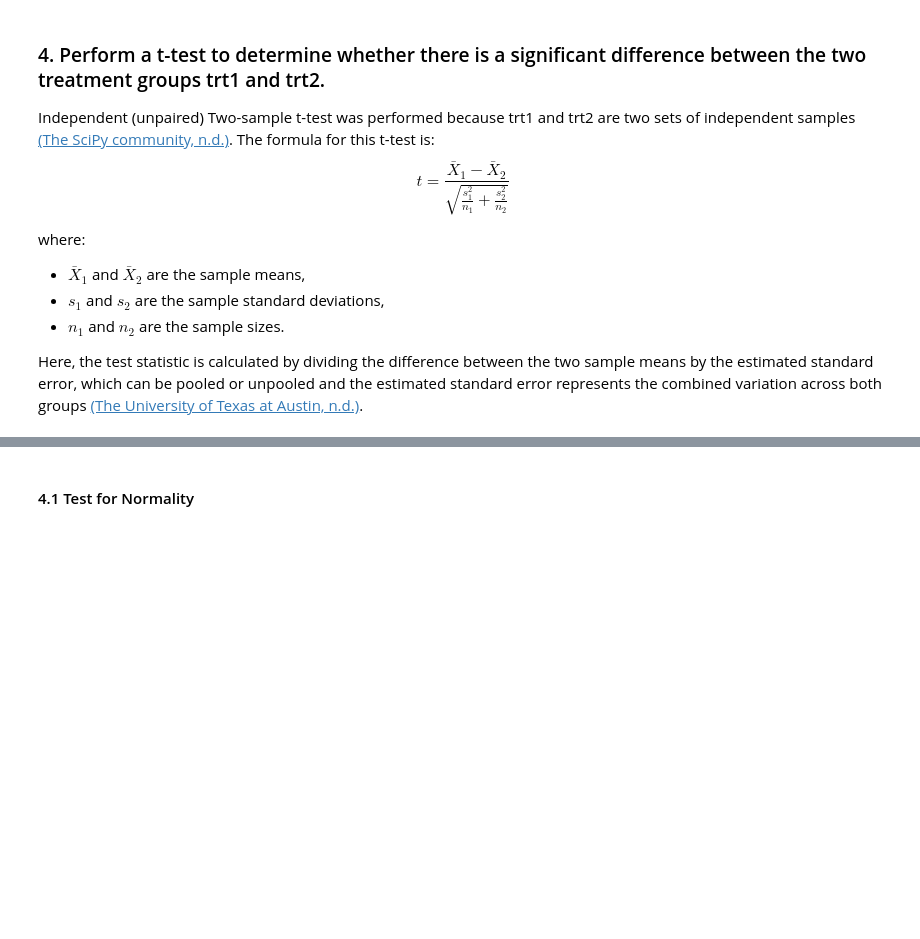
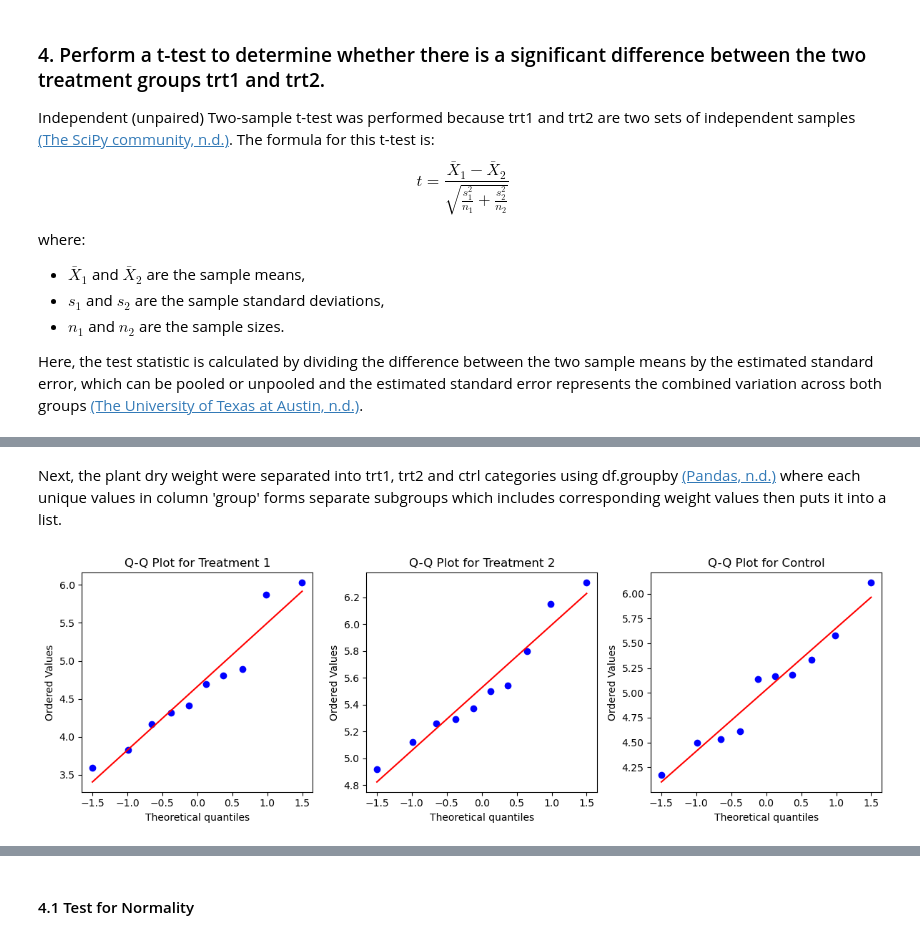
Before and after one commit to nurbujang/asappstatw24, a Jupyter notebook: project.ipynb, the cells around one changed output, grey strips where cells are left out. Cells and saved outputs as stored; diff of their text form; code cells hidden in the pictures; blank space fills up the shorter version.

```diff
--- a/project.ipynb
+++ b/project.ipynb
@@ -242,0 +250,2 @@ alpha = 0.05
+# %% [markdown]
+Next, the plant dry weight were separated into trt1, trt2 and ctrl categories using df.groupby <a href="https://pandas.pydata.org/docs/reference/api/pandas.DataFrame.groupby.html">(Pandas, n.d.)</a> where each unique values in column 'group' forms separate subgroups which includes corresponding weight values then puts it into a list.
@@ -242,0 +259,23 @@ alpha = 0.05
+# %%
+# Generate Q-Q plots for each group
+
+plt.figure(figsize=(12, 4))
+
+plt.subplot(1, 3, 1) # in grid 1 row, 3 columns, first plot
+stats.probplot(trt1w, dist="norm", plot=plt) # subplot for trt1
+plt.title("Q-Q Plot for Treatment 1")
+
+# Q-Q plot for treatment group 2
+plt.subplot(1, 3, 2) # in grid 1 row, 3 columns, second plot
+stats.probplot(trt2w, dist="norm", plot=plt) # subplot for trt2
+plt.title("Q-Q Plot for Treatment 2")
+
+# Q-Q plot for control group
+plt.subplot(1, 3, 3) # in grid 1 row, 3 columns, third plot
+stats.probplot(ctrlw, dist="norm", plot=plt) # subplot for crtl
+plt.title("Q-Q Plot for Control")
+
+plt.tight_layout()
+plt.show()
+# %% [output]
+[figure, added]
```
Also changed, not shown: parts of 22 cells of this notebook, 1 other file.
